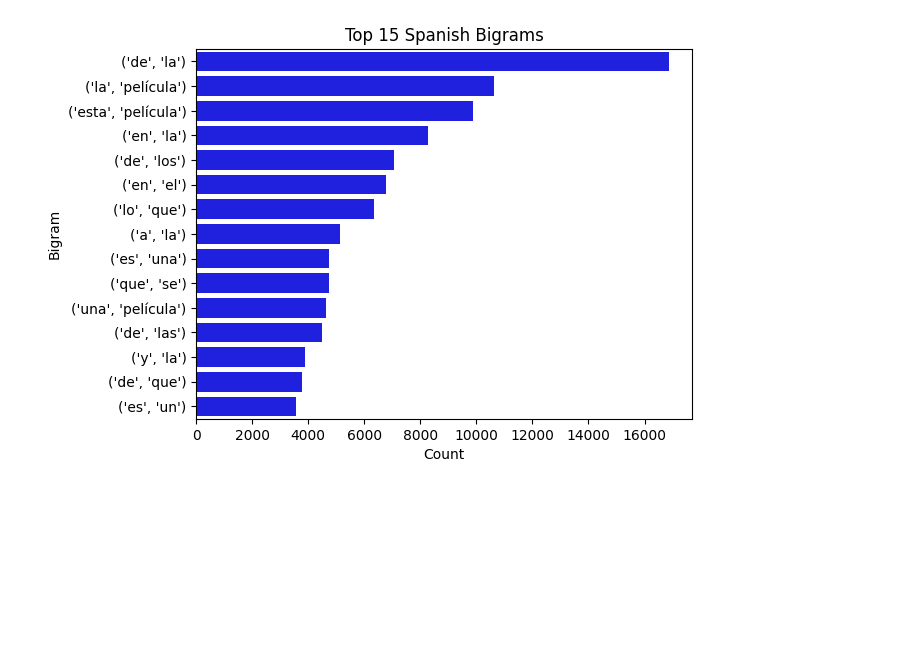
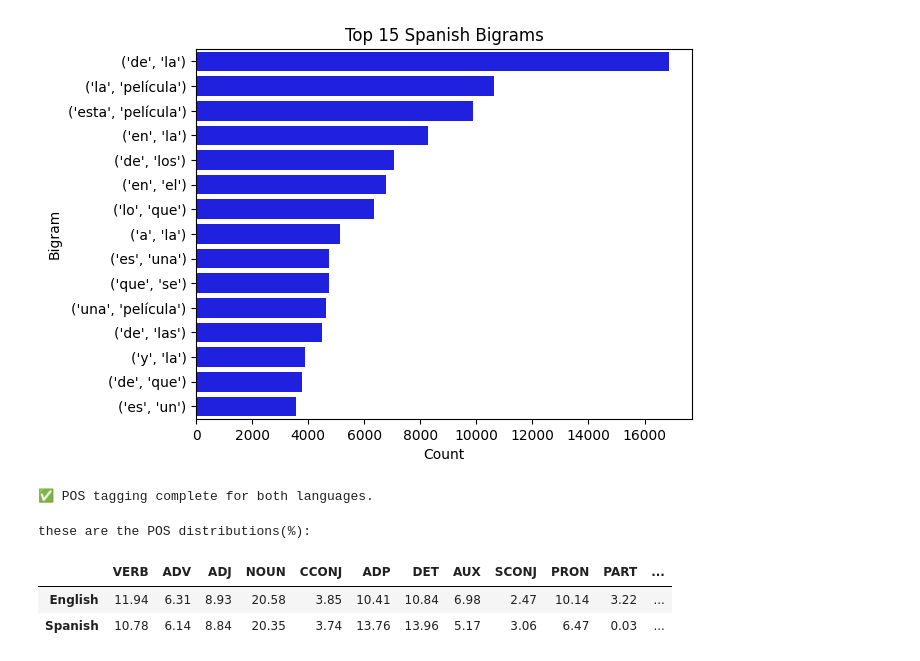
Before and after one commit to Meshal6299/multilingual-movie-reviews-NLP, a Jupyter notebook: notebooks/02_tokenization_ngram_pos.ipynb, the cells around one changed output. Cells and saved outputs as stored; diff of their text form; code cells hidden in the pictures; blank space fills up the shorter version.

Commit message:
added pos tagging and parsing

```diff
--- a/notebooks/02_tokenization_ngram_pos.ipynb
+++ b/notebooks/02_tokenization_ngram_pos.ipynb
@@ -177,3 +178,33 @@ plt.title("Top 15 Spanish Bigrams")
 plt.show()
 # %% [output]
 [figure]
+# %%
+def pos_tag_text(doc):
+    return [(token.text, token.pos_) for token in doc if not token.is_punct and not token.is_space]
+
+# Apply POS tagging
+eng["pos_tags"] = eng["clean_text"].apply(lambda x: pos_tag_text(nlp_en(x)))
+spa["pos_tags"] = spa["clean_text"].apply(lambda x: pos_tag_text(nlp_es(x)))
+
+print("✅ POS tagging complete for both languages.")
+# %% [output]
+✅ POS tagging complete for both languages.
+# %%
+def get_pos_distribution(docs):
+    pos_counts = Counter([pos for doc in docs for _, pos in doc])
+    total = sum(pos_counts.values())
+    return {pos: round(count / total * 100, 2) for pos, count in pos_counts.items()}
+
+pos_en = get_pos_distribution(eng["pos_tags"])
+pos_es = get_pos_distribution(spa["pos_tags"])
+
+# Convert to DataFrame for visualization
+pos_df = pd.DataFrame([pos_en, pos_es], index=["English", "Spanish"]).fillna(0)
+
+print("these are the POS distributions(%): ")
+pos_df
+# %% [output]
+these are the POS distributions(%):
+|  | VERB | ADV | ADJ | NOUN | CCONJ | ADP | DET | AUX | SCONJ | PRON | PART | ... |
+| English | 11.94 | 6.31 | 8.93 | 20.58 | 3.85 | 10.41 | 10.84 | 6.98 | 2.47 | 10.14 | 3.22 | ... |
+| Spanish | 10.78 | 6.14 | 8.84 | 20.35 | 3.74 | 13.76 | 13.96 | 5.17 | 3.06 | 6.47 | 0.03 | ... |
```
Also changed, not shown: parts of 1 cell of this notebook.
